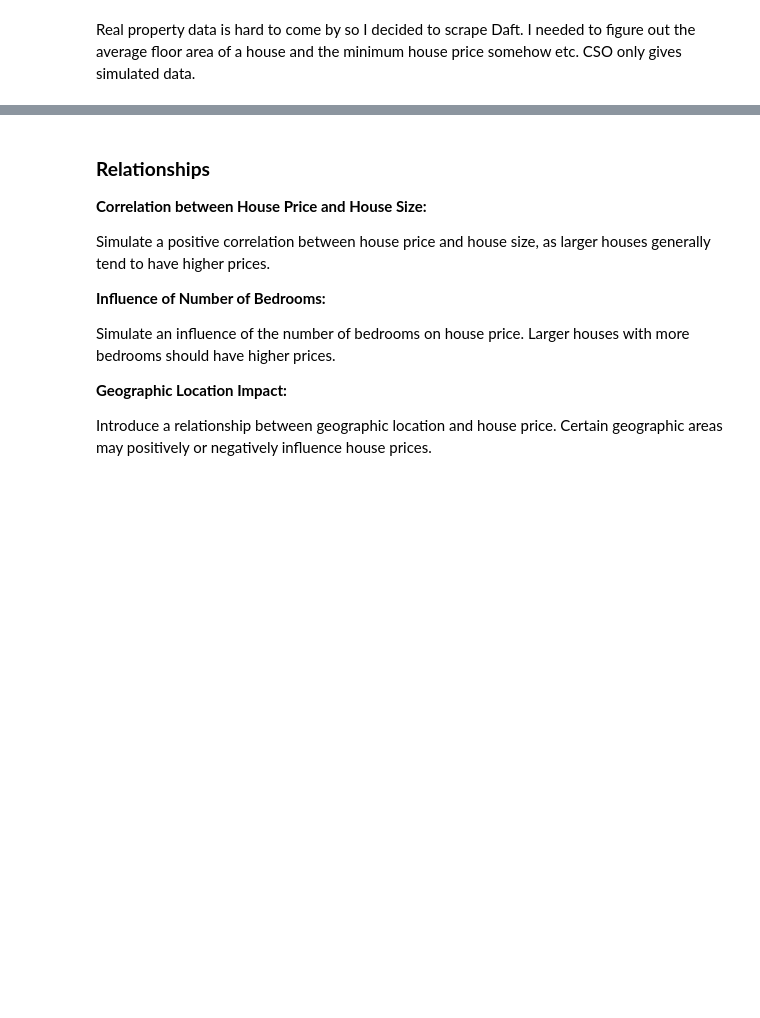
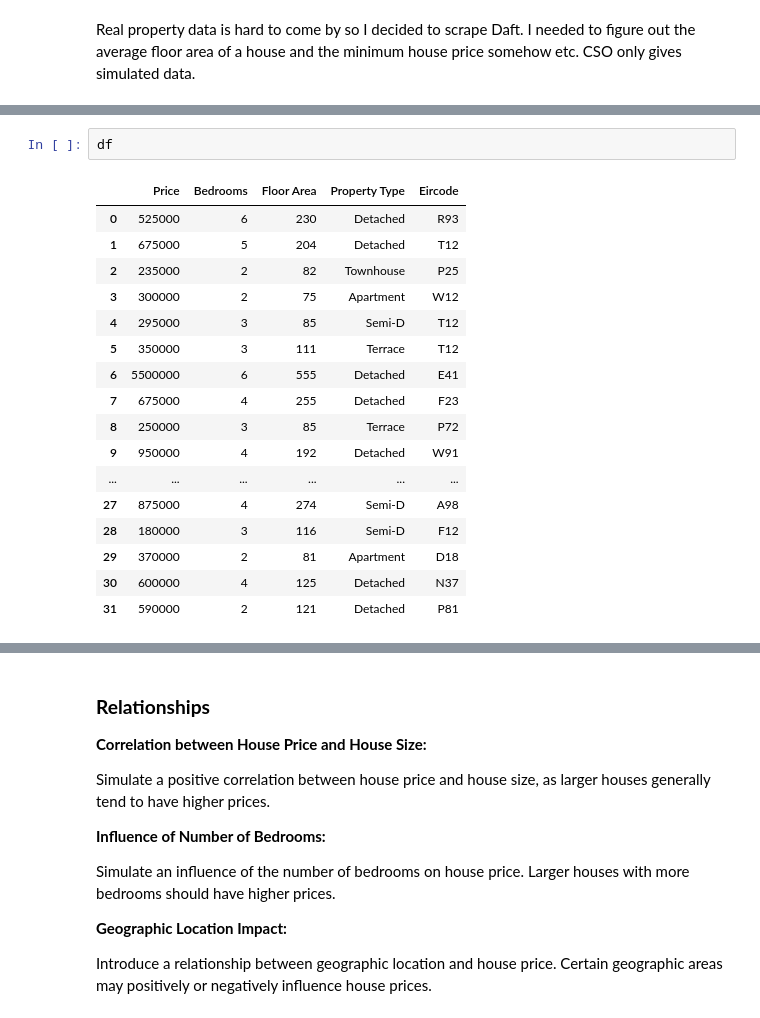
Before and after one commit to damienfarrell/prog-data-p1, a Jupyter notebook: Project_1.ipynb, the cells around one changed output, grey strips where cells are left out. Saved outputs shown, nothing was run; the diff lists cells and outputs as text; blank space fills up the shorter version.

```diff
--- a/Project_1.ipynb
+++ b/Project_1.ipynb
@@ -203,0 +234,20 @@ Gathering page: 2
+# %%
+df
+# %% [output]
+|  | Price | Bedrooms | Floor Area | Property Type | Eircode |
+| 0 | 525000 | 6 | 230 | Detached | R93 |
+| 1 | 675000 | 5 | 204 | Detached | T12 |
+| 2 | 235000 | 2 | 82 | Townhouse | P25 |
+| 3 | 300000 | 2 | 75 | Apartment | W12 |
+| 4 | 295000 | 3 | 85 | Semi-D | T12 |
+| 5 | 350000 | 3 | 111 | Terrace | T12 |
+| 6 | 5500000 | 6 | 555 | Detached | E41 |
+| 7 | 675000 | 4 | 255 | Detached | F23 |
+| 8 | 250000 | 3 | 85 | Terrace | P72 |
+| 9 | 950000 | 4 | 192 | Detached | W91 |
+| ... | ... | ... | ... | ... | ... |
+| 27 | 875000 | 4 | 274 | Semi-D | A98 |
+| 28 | 180000 | 3 | 116 | Semi-D | F12 |
+| 29 | 370000 | 2 | 81 | Apartment | D18 |
+| 30 | 600000 | 4 | 125 | Detached | N37 |
+| 31 | 590000 | 2 | 121 | Detached | P81 |
```
Also changed, not shown: parts of 8 cells of this notebook.
